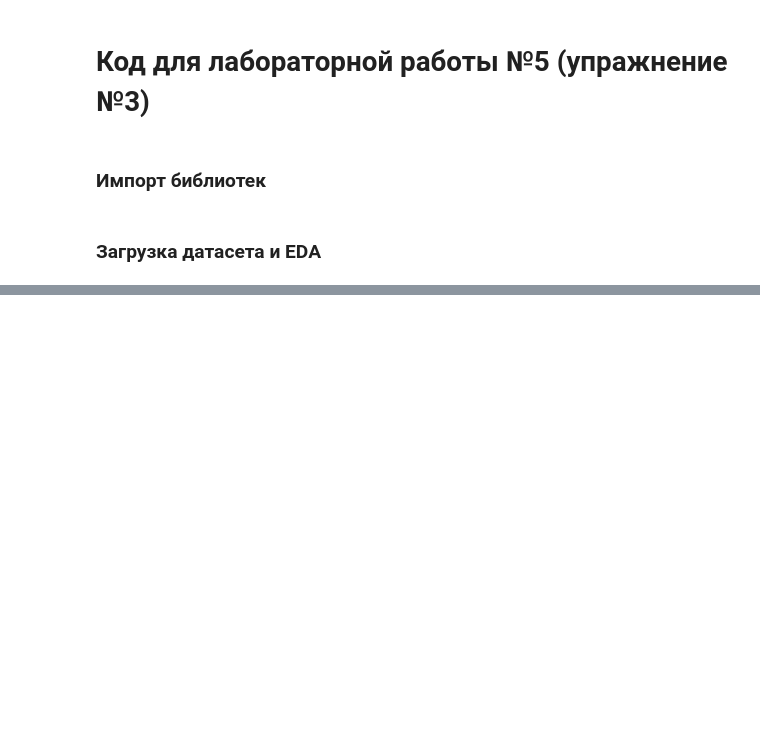
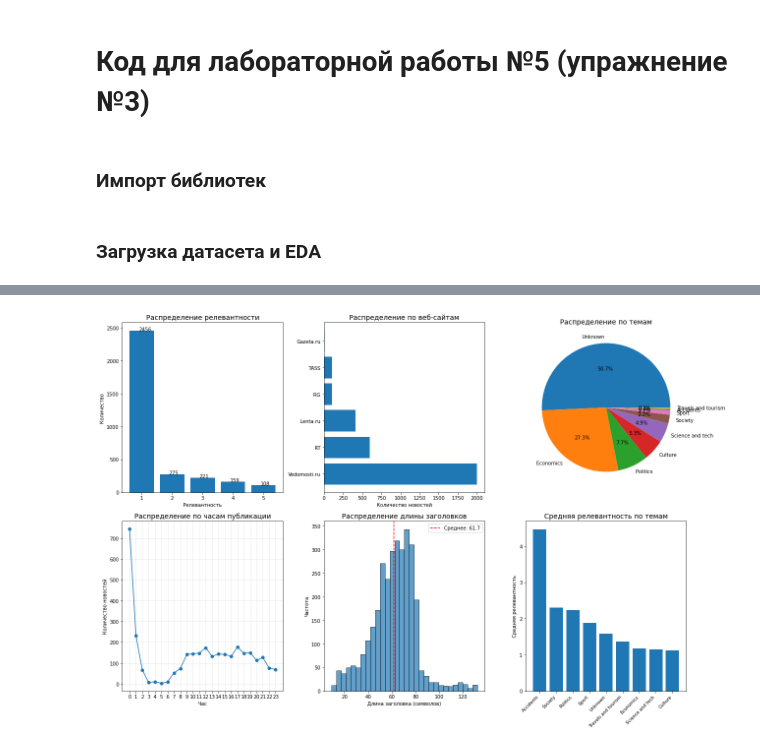
Before and after one commit to PaKicek/News-Classifier, a Jupyter notebook: model.ipynb, the cells around one changed output, grey strips where cells are left out. Cells and saved outputs as stored; diff of their text form; code cells hidden in the pictures; blank space fills up the shorter version.

```diff
--- a/model.ipynb
+++ b/model.ipynb
@@ -50,4 +55,6 @@ from sklearn.mixture import GaussianMixture
 data_dir = Path("data")
 file_name = "all_news_2025-12-23.csv"
 file_path = data_dir / file_name
+df = pd.read_csv(file_path, parse_dates=['Publication Date'])
+display(df)
 # %% [output]
@@ -54,0 +245,51 @@ TypeError: 'module' object is not callable
+# %%
+fig, axes = plt.subplots(2, 3, figsize=(18, 12))
+
+axes[0, 0].bar(df['Relevance'].value_counts().sort_index().index,
+               df['Relevance'].value_counts().sort_index().values)
+axes[0, 0].set_title('Распределение релевантности', fontsize=14)
+axes[0, 0].set_xlabel('Релевантность')
+axes[0, 0].set_ylabel('Количество')
+for i, v in enumerate(df['Relevance'].value_counts().sort_index().values):
+    axes[0, 0].text(i+0.9, v + 0.5, str(v), fontsize=10)
+
+top_websites = df['Website'].value_counts()
+axes[0, 1].barh(range(len(top_websites)), top_websites.values)
+axes[0, 1].set_yticks(range(len(top_websites)))
+axes[0, 1].set_yticklabels(top_websites.index)
+axes[0, 1].set_title('Распределение по веб-сайтам', fontsize=14)
+axes[0, 1].set_xlabel('Количество новостей')
+
+topics_counts = df['Topic'].value_counts()
+axes[0, 2].pie(topics_counts.values, labels=topics_counts.index, autopct='%1.1f%%')
+axes[0, 2].set_title('Распределение по темам', fontsize=14)
+
+hour_counts = df['Hour'].value_counts().sort_index()
+axes[1, 0].plot(hour_counts.index, hour_counts.values, marker='o')
+axes[1, 0].set_title('Распределение по часам публикации', fontsize=14)
+axes[1, 0].set_xlabel('Час')
+axes[1, 0].set_ylabel('Количество новостей')
+axes[1, 0].set_xticks(range(0, 24))
+axes[1, 0].grid(True, alpha=0.3)
+
+axes[1, 1].hist(df['Title_Length'], bins=30, edgecolor='black', alpha=0.7)
+axes[1, 1].set_title('Распределение длины заголовков', fontsize=14)
+axes[1, 1].set_xlabel('Длина заголовка (символов)')
+axes[1, 1].set_ylabel('Частота')
+axes[1, 1].axvline(df['Title_Length'].mean(), color='red', linestyle='--',
+                  label=f'Среднее: {df["Title_Length"].mean():.1f}')
+axes[1, 1].legend()
+
+if 'Topic' in df.columns and 'Relevance' in df.columns:
+    topic_relevance = df.groupby('Topic')['Relevance'].mean().sort_values(ascending=False)
+    axes[1, 2].bar(range(len(topic_relevance)), topic_relevance.values)
+    axes[1, 2].set_xticks(range(len(topic_relevance)))
+    axes[1, 2].set_xticklabels(topic_relevance.index, rotation=45, ha='right')
+    axes[1, 2].set_title('Средняя релевантность по темам', fontsize=14)
+    axes[1, 2].set_ylabel('Средняя релевантность')
+    axes[1, 2].tick_params(axis='x', labelsize=9)
+
+plt.tight_layout()
+plt.show()
+# %% [output]
+[figure, added]
```
Also changed, not shown: parts of 4 cells of this notebook.
